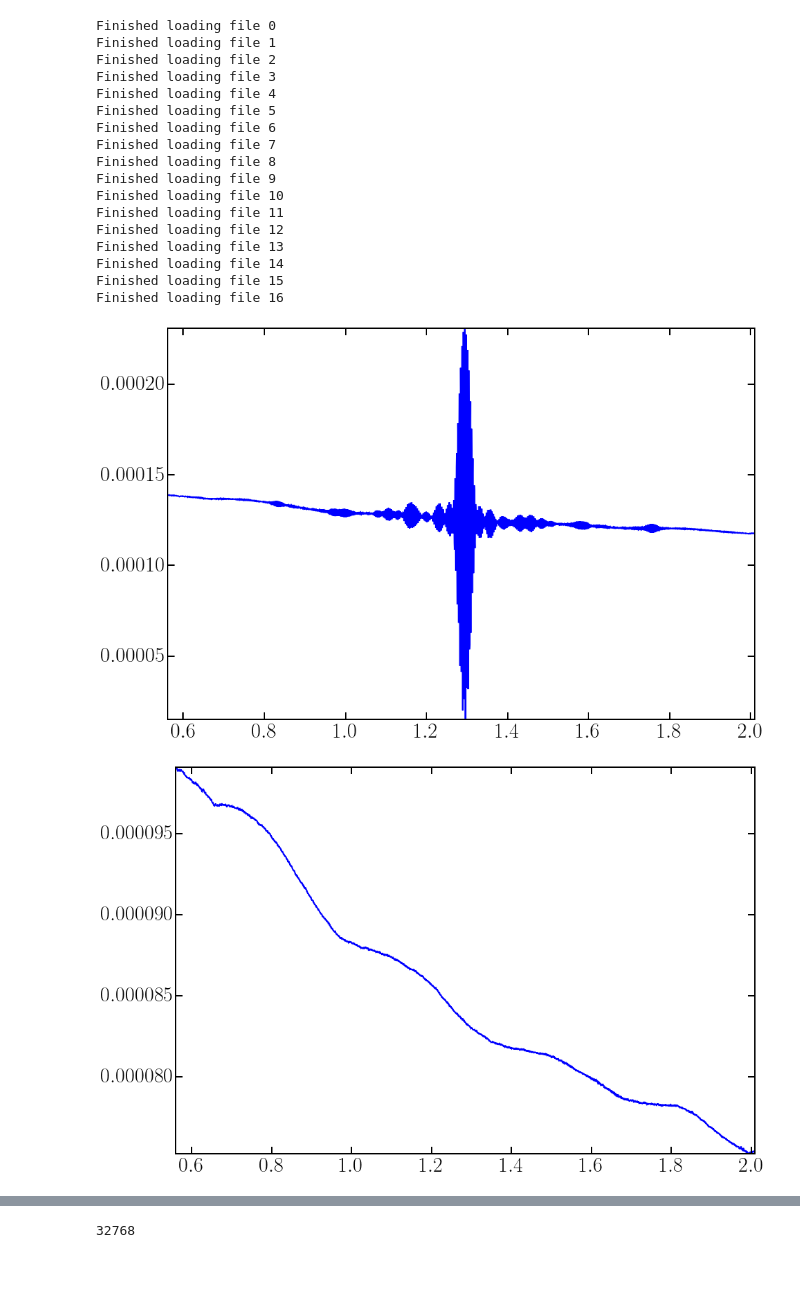
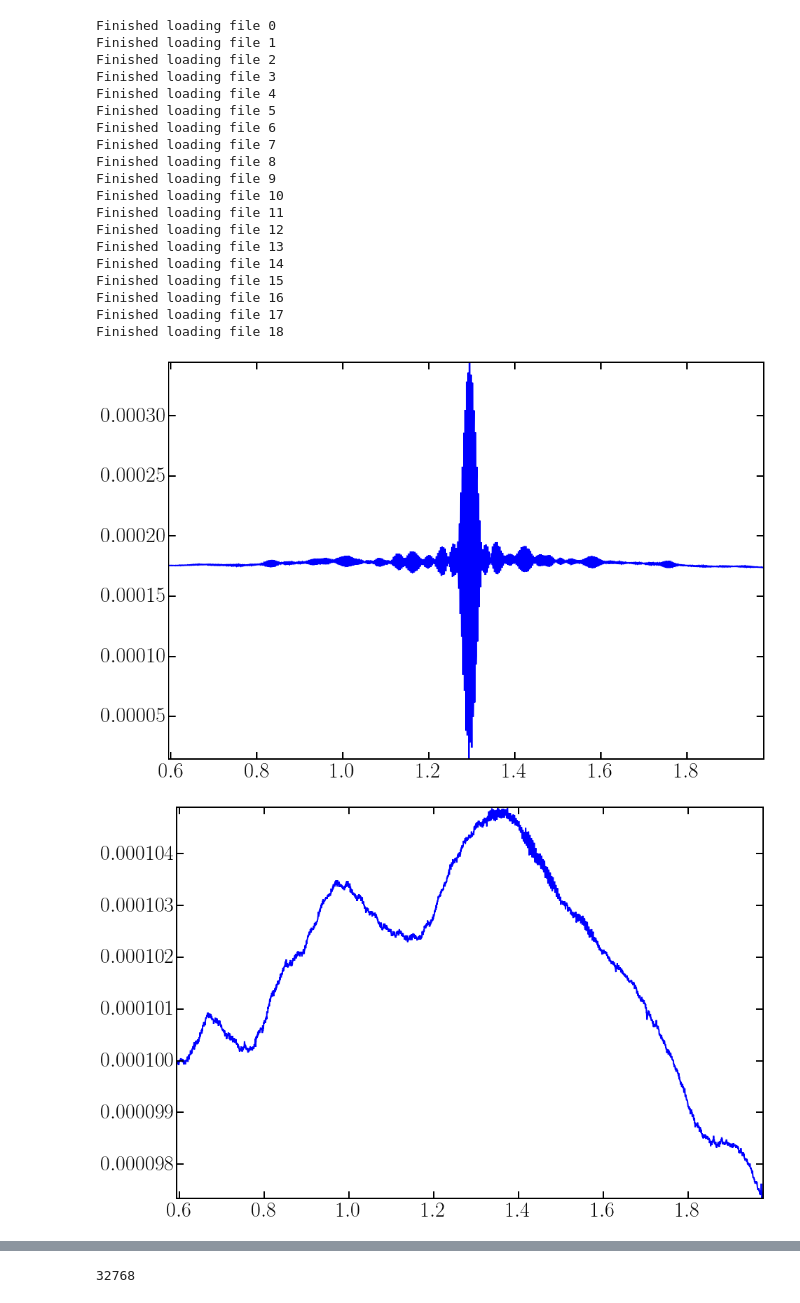
Before and after one commit to WanduiAlbert/MeshFilters, a Jupyter notebook: analysis/CombinedFTSPipelinePhaseCorrected.ipynb, the cells around one changed output, grey strips where cells are left out. Drawn from its saved outputs; the diff is of its cells as text; code cells hidden in the pictures; blank space fills up the shorter version.

```diff
--- a/analysis/CombinedFTSPipelinePhaseCorrected.ipynb
+++ b/analysis/CombinedFTSPipelinePhaseCorrected.ipynb
@@ -14,9 +14,9 @@ import emcee
 import corner
 import h5py
 # %%
-hdf5_name = '15-02-4/150/X/'
-save_name = '15-02-4_150_X_'
-datadir = '../data/15-02-4 150GHz Xpol/'
+hdf5_name = '/15-02-5/150/X/'
+save_name = '15-02-5_150_X'
+datadir = '../data/15-02-5 150GHz Xpol/'
 files = glob(datadir + '*.txt')
 no_sample_one_arm_scans = [0,1,2]# [0,1,2]
 sample_one_arm_scans = [3,4,5]# [0,1,2]
@@ -25,7 +25,7 @@ sample_scans = range(7, len(files),2)
 # %%
 # Now we can load all of the data
 scans = dict()
-scans['L'] = 2.25*25.4 # thickness of the etalon in mm
+scans['L'] = 3.25*25.4 # thickness of the etalon in mm
 scans['no-sample'] = dict()
 scans['sample'] = dict()
 scans['no-sample']['one-arm'] = dict()
@@ -69,14 +69,16 @@ Finished loading file 13
 Finished loading file 14
 Finished loading file 15
 Finished loading file 16
+Finished loading file 17
+Finished loading file 18
 # %%
-i = 4
+i = 5
 fig, ax = plt.subplots(figsize=(15,10))
 ax.plot(scans['sample']['encoder'][i], scans['sample']['signal'][i]);
 ax.axis('tight');
 plt.savefig(save_name + 'raw_interferogram.png')
 # %% [output]
-[figure, old version]
+[figure, new version]
 # %%
 scans['no-sample']['one-arm']['signal-averaged'] = np.average(scans['no-sample']['one-arm']['signal'], axis=0)
 scans['no-sample']['one-arm']['encoder-averaged'] = np.average(scans['no-sample']['one-arm']['encoder'], axis=0)
@@ -88,7 +90,7 @@ fig, ax = plt.subplots(figsize=(15,10))
 ax.plot(scans['no-sample']['one-arm']['encoder-averaged'], scans['no-sample']['one-arm']['signal-averaged']);
 ax.axis('tight');
 # %% [output]
-[figure, old version]
+[figure, new version]
 # %%
 N = scans['no-sample']['signal'].shape[0]
 print scans['no-sample']['signal'].shape[1]
```
Also changed, not shown: parts of 28 cells of this notebook, 15 other files.
